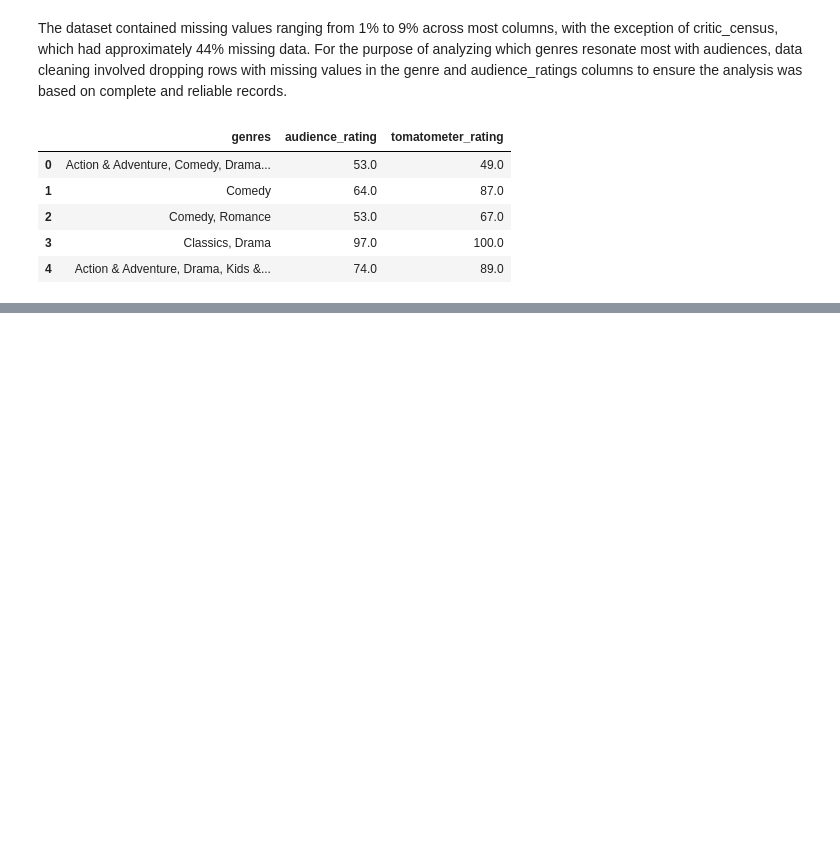
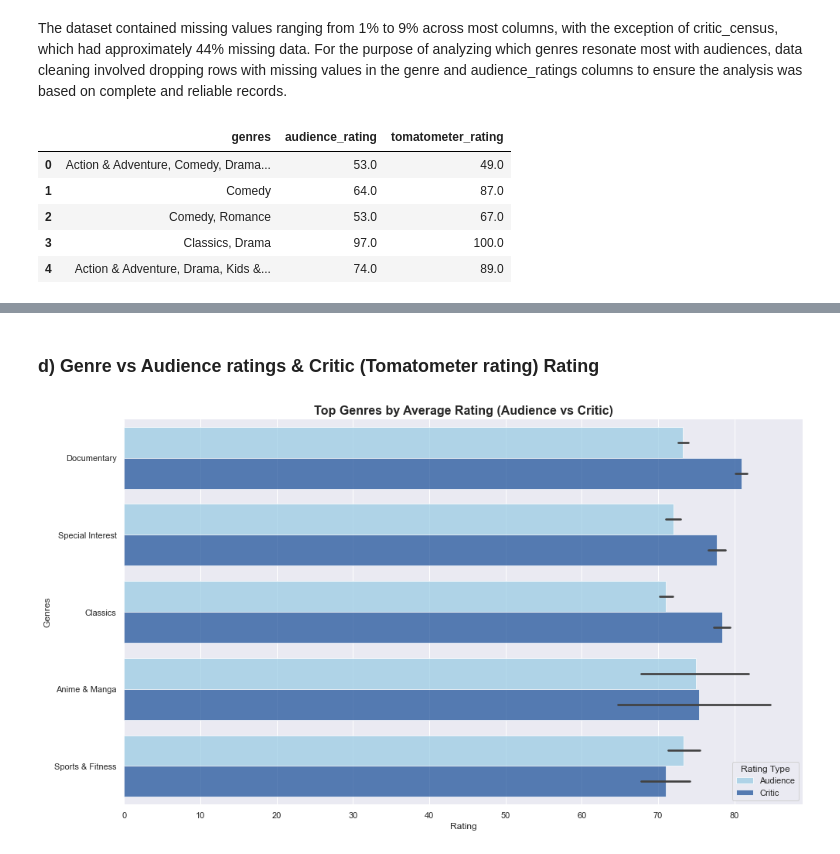
Before and after one commit to oomollo/Group5_Phase2_Project, a Jupyter notebook: index.ipynb, the cells around one changed output, grey strips where cells are left out. Saved outputs shown, nothing was run; the diff lists cells and outputs as text; code cells hidden in the pictures; blank space fills up the shorter version.

```diff
--- a/index.ipynb
+++ b/index.ipynb
@@ -419,0 +449,2 @@ plt.show()
+# %% [markdown]
+### d) Genre vs Audience ratings & Critic (Tomatometer rating) Rating
@@ -419,0 +475,33 @@ plt.show()
+# %%
+sns.set(style='darkgrid')
+plt.figure(figsize=(14, 8))
+
+# Custom color palette
+custom_palette = {
+    'Audience': '#89CFF0',       # Light blue
+    'Critic': '#0047AB'     # Dark blue
+}
+
+# Step 8: Horizontal barplot
+sns.barplot(
+    y='genres',
+    x='rating',
+    hue='rating_type',
+    data=long_df,
+    palette=custom_palette,
+
+    alpha=0.7
+)
+
+# Step 9: Customize plot
+plt.title('Top Genres by Average Rating (Audience vs Critic)', fontsize=16, weight='bold')
+plt.xlabel('Rating', fontsize=12)
+plt.ylabel('Genres', fontsize=12)
+plt.legend(title='Rating Type')
+sns.despine(left=True, bottom=True)
+
+# Final layout adjustments and display
+plt.tight_layout()
+plt.show()
+# %% [output]
+[figure, added]
```
Also changed, not shown: parts of 66 cells of this notebook, 2 other files.
